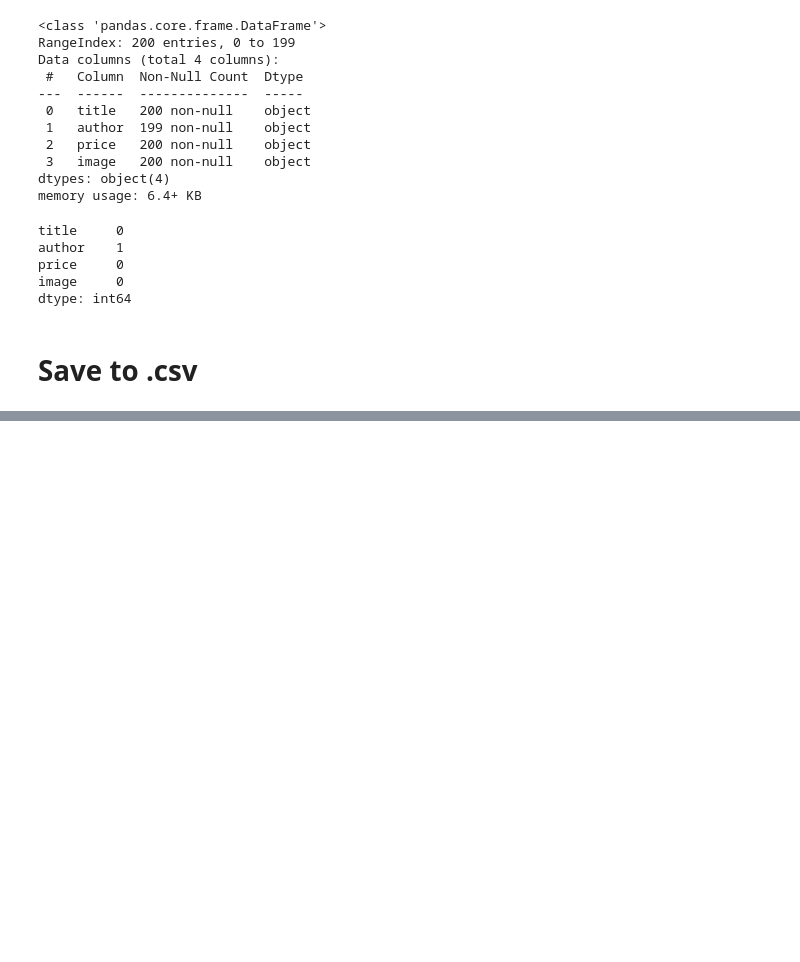
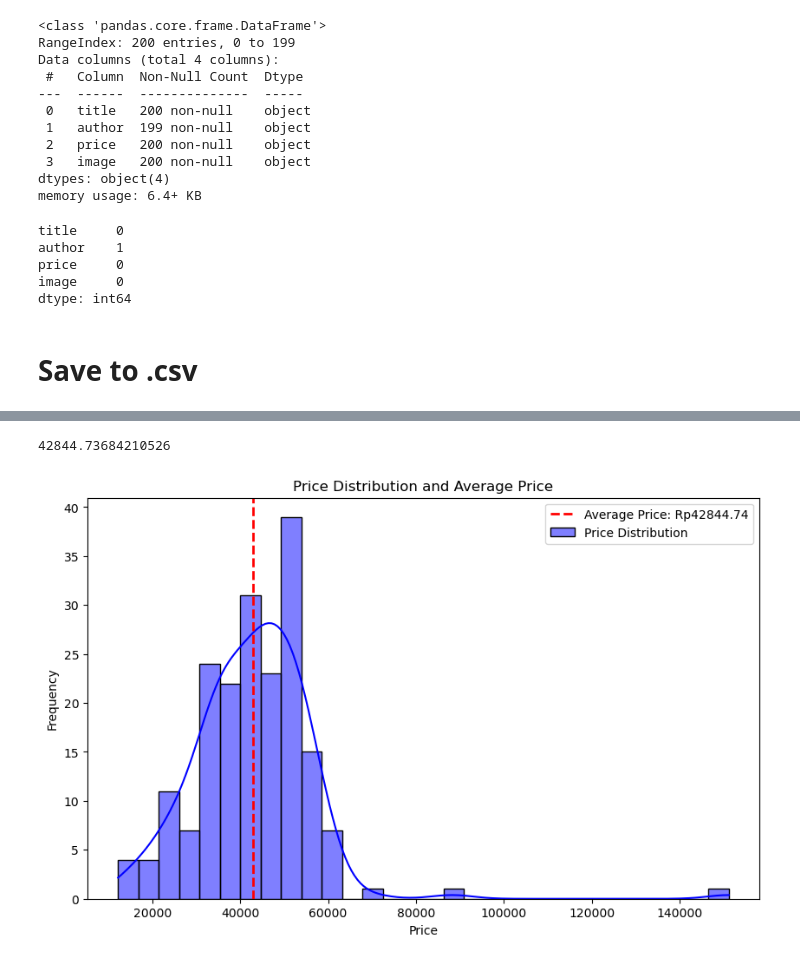
Before and after one commit to ardipm/Web-Scraping, a Jupyter notebook: scraping.ipynb, the cells around one changed output, grey strips where cells are left out. Cells and saved outputs as stored; diff of their text form; code cells hidden in the pictures; blank space fills up the shorter version.

```diff
--- a/scraping.ipynb
+++ b/scraping.ipynb
@@ -297,0 +374,10 @@ data.to_csv('data_scraped.csv', index=False)
+# %%
+columns_to_clean = ['price']
+# assign kedalam variable pada column yang ingin dilakukan converting
+cleaned_df_copy = cleaned_df.copy(deep=True)
+
+for i in columns_to_clean:
+    cleaned_df_copy[i] = cleaned_df_copy[i].replace('Rp','', regex=True).replace('\.','', regex=True)
+    # menggunakan .replace() guna mengubah value pada column yang dilakukan iterasi dengan menggunakan regex (regular expression)
+
+cleaned_df_copy.head()
@@ -297,0 +391,3 @@ data.to_csv('data_scraped.csv', index=False)
+# %%
+cleaned_df = cleaned_df_copy
+cleaned_df
@@ -297,0 +416,3 @@ data.to_csv('data_scraped.csv', index=False)
+# %%
+cleaned_df['price'] = cleaned_df['price'].astype('float64')
+cleaned_df.info()
@@ -297,0 +449,26 @@ data.to_csv('data_scraped.csv', index=False)
+# %%
+# Calculate the average price
+avg_price = cleaned_df['price'].mean()
+avg_price
+# %% [output]
+42844.73684210526
+# %%
+# Create a plot for price distribution and average price
+plt.figure(figsize=(10, 6))
+
+# Plotting the price distribution
+sns.histplot(cleaned_df['price'], kde=True, bins=30, color='blue', label='Price Distribution')
+
+# Plotting the average price
+plt.axvline(avg_price, color='red', linestyle='--', linewidth=2, label=f'Average Price: Rp{avg_price:.2f}')
+
+# Adding titles and labels
+plt.title('Price Distribution and Average Price')
+plt.xlabel('Price')
+plt.ylabel('Frequency')
+plt.legend()
+
+# Display the plot
+plt.show()
+# %% [output]
+[figure, added]
```
Also changed, not shown: parts of 15 cells of this notebook.
